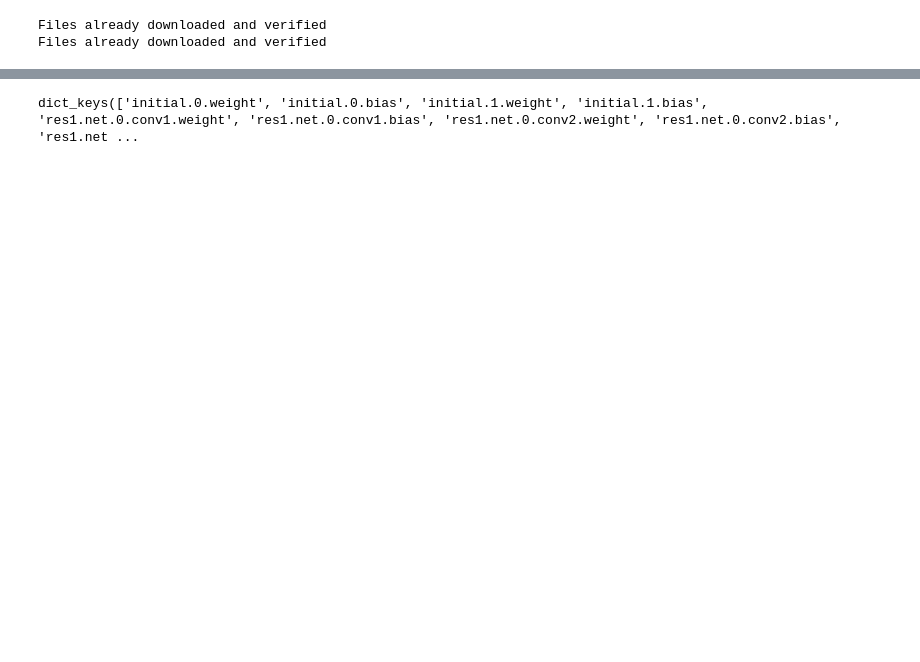
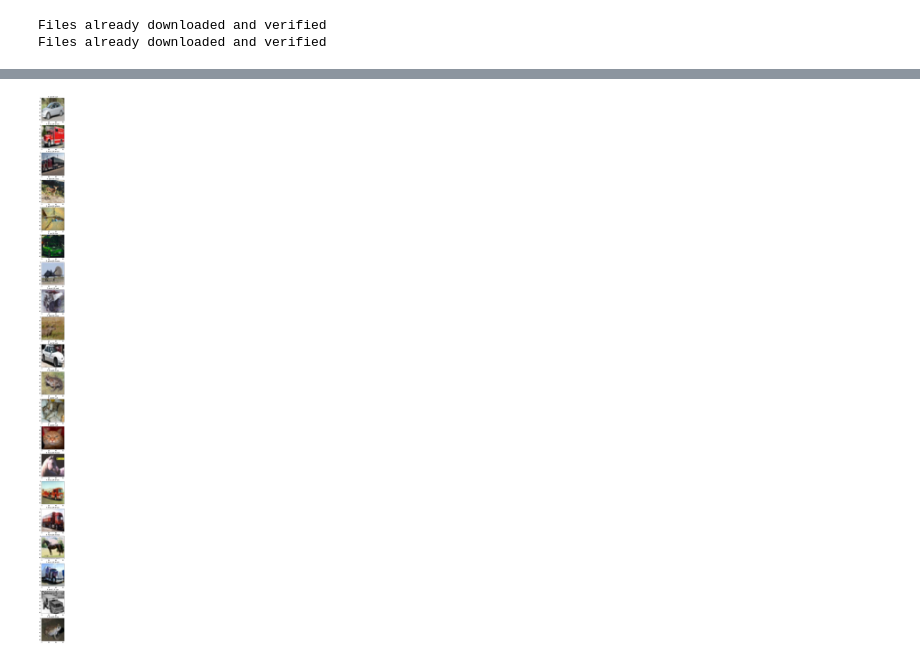
Before and after one commit to Guoxoug/pytorch_cnn_classifier, a Jupyter notebook: visualise_predict.ipynb, the cells around one changed output, grey strips where cells are left out. Cells and saved outputs as stored; diff of their text form; code cells hidden in the pictures; blank space fills up the shorter version.

```diff
--- a/visualise_predict.ipynb
+++ b/visualise_predict.ipynb
@@ -144,4 +142,5 @@ display(images, labels, model)
-# %%
-print(dict(model.named_parameters()).keys())
-# %% [output]
-dict_keys(['initial.0.weight', 'initial.0.bias', 'initial.1.weight', 'initial.1.bias', 'res1.net.0.conv1.weight', 'res1.net.0.conv1.bias', 'res1.net.0.conv2.weight', 'res1.net.0.conv2.bias', 'res1.net ...
+# %%
+images, labels = dataiter.next()
+display(images, labels, model)
+# %% [output]
+[figure, added]
```
Also changed, not shown: parts of 3 cells of this notebook, 3 other files.
